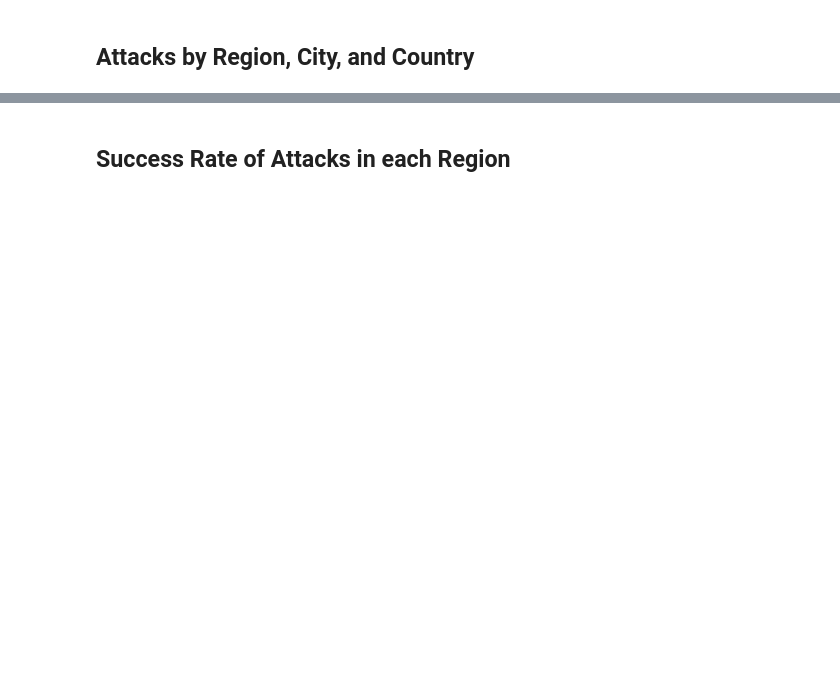
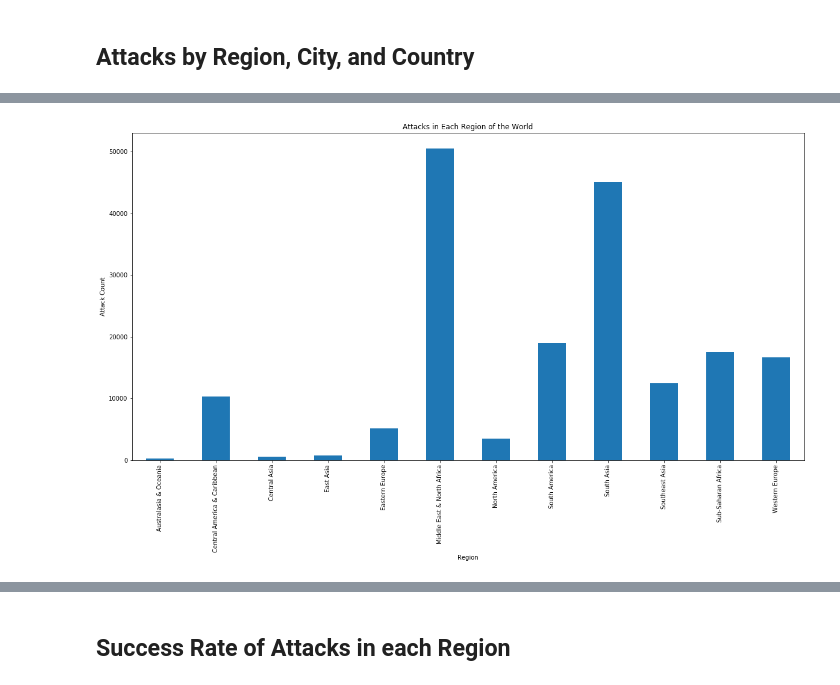
Before and after one commit to RHaile/project-one, a Jupyter notebook: GlobalTerrorismJae.ipynb, the cells around one changed output, grey strips where cells are left out. Saved outputs shown, nothing was run; the diff lists cells and outputs as text; code cells hidden in the pictures; blank space fills up the shorter version.

```diff
--- a/GlobalTerrorismJae.ipynb
+++ b/GlobalTerrorismJae.ipynb
@@ -52,0 +16,14 @@ array([<matplotlib.axes._subplots.AxesSubplot object at 0x...>],
+# %%
+#attacks by region, city, country
+#Number of Region Attacks
+region = gtd.groupby("region_txt")
+regionyear = region["iyear"]
+total = len(gtd)
+regionyears = regionyear.count()
+regionyears.plot(kind="bar", figsize=(20,10))
+plt.title("Attacks in Each Region of the World")
+plt.xlabel("Region")
+plt.ylabel("Attack Count")
+plt.show()
+# %% [output]
+[figure, added]
```
Also changed, not shown: parts of 11 cells of this notebook.
